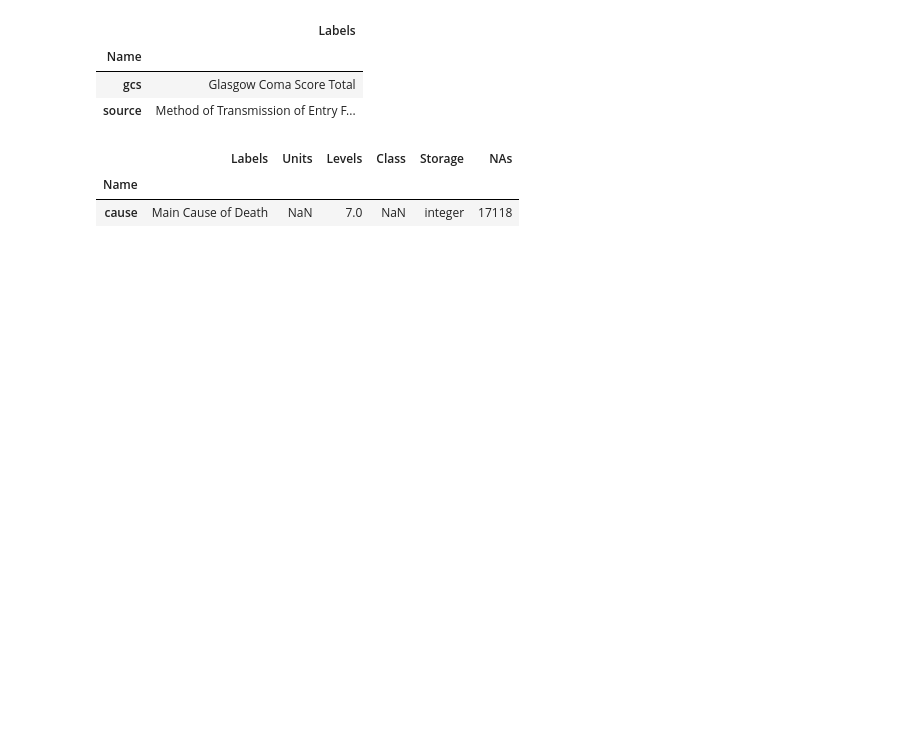
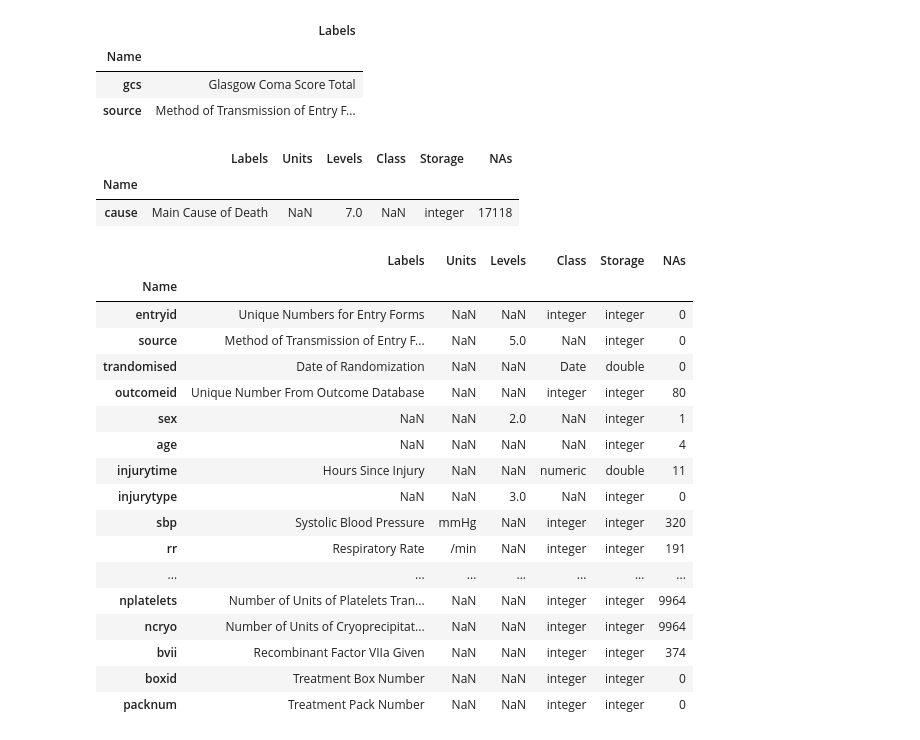
Before and after one commit to JasonSecrestBMX/jsecrest-datascience-demo, a Jupyter notebook: Vanderbilt-Crash/02-crash_pca.ipynb, the cells around one changed output. Drawn from its saved outputs; the diff is of its cells as text; code cells hidden in the pictures; blank space fills up the shorter version.

```diff
--- a/Vanderbilt-Crash/02-crash_pca.ipynb
+++ b/Vanderbilt-Crash/02-crash_pca.ipynb
@@ -13,15 +13,33 @@ pn.extension(comms='vscode')
 # %%
 #import the data dictionary using a custom module
 import crash_dictionary
 crash_info = crash_dictionary.CrashDict('./data/crash_dictionary.csv')
 display(crash_info.get_labels(['gcs','source']))
 display(crash_info.get_details('cause'))
-# crash_info.get_df()
+crash_info.get_df()
 # %% [output]
 |  | Labels |
 | Name |  |
 | gcs | Glasgow Coma Score Total |
 | source | Method of Transmission of Entry F... |
 |  | Labels | Units | Levels | Class | Storage | NAs |
 | Name |  |  |  |  |  |  |
 | cause | Main Cause of Death | NaN | 7.0 | NaN | integer | 17118 |
+|  | Labels | Units | Levels | Class | Storage | NAs |
+| Name |  |  |  |  |  |  |
+| entryid | Unique Numbers for Entry Forms | NaN | NaN | integer | integer | 0 |
+| source | Method of Transmission of Entry F... | NaN | 5.0 | NaN | integer | 0 |
+| trandomised | Date of Randomization | NaN | NaN | Date | double | 0 |
+| outcomeid | Unique Number From Outcome Database | NaN | NaN | integer | integer | 80 |
+| sex | NaN | NaN | 2.0 | NaN | integer | 1 |
+| age | NaN | NaN | NaN | NaN | integer | 4 |
+| injurytime | Hours Since Injury | NaN | NaN | numeric | double | 11 |
+| injurytype | NaN | NaN | 3.0 | NaN | integer | 0 |
+| sbp | Systolic Blood Pressure | mmHg | NaN | integer | integer | 320 |
+| rr | Respiratory Rate | /min | NaN | integer | integer | 191 |
+| ... | ... | ... | ... | ... | ... | ... |
+| nplatelets | Number of Units of Platelets Tran... | NaN | NaN | integer | integer | 9964 |
+| ncryo | Number of Units of Cryoprecipitat... | NaN | NaN | integer | integer | 9964 |
+| bvii | Recombinant Factor VIIa Given | NaN | NaN | integer | integer | 374 |
+| boxid | Treatment Box Number | NaN | NaN | integer | integer | 0 |
+| packnum | Treatment Pack Number | NaN | NaN | integer | integer | 0 |
```
Also changed, not shown: parts of 6 cells of this notebook.
